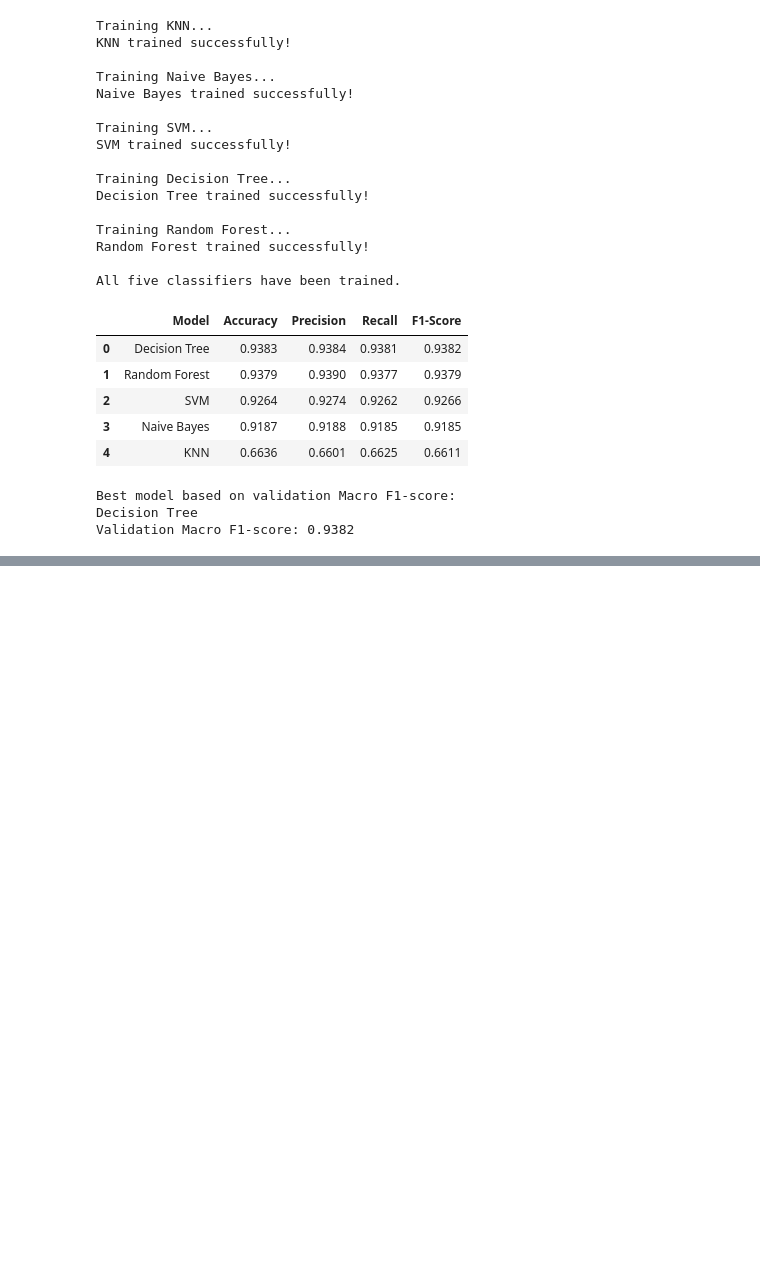
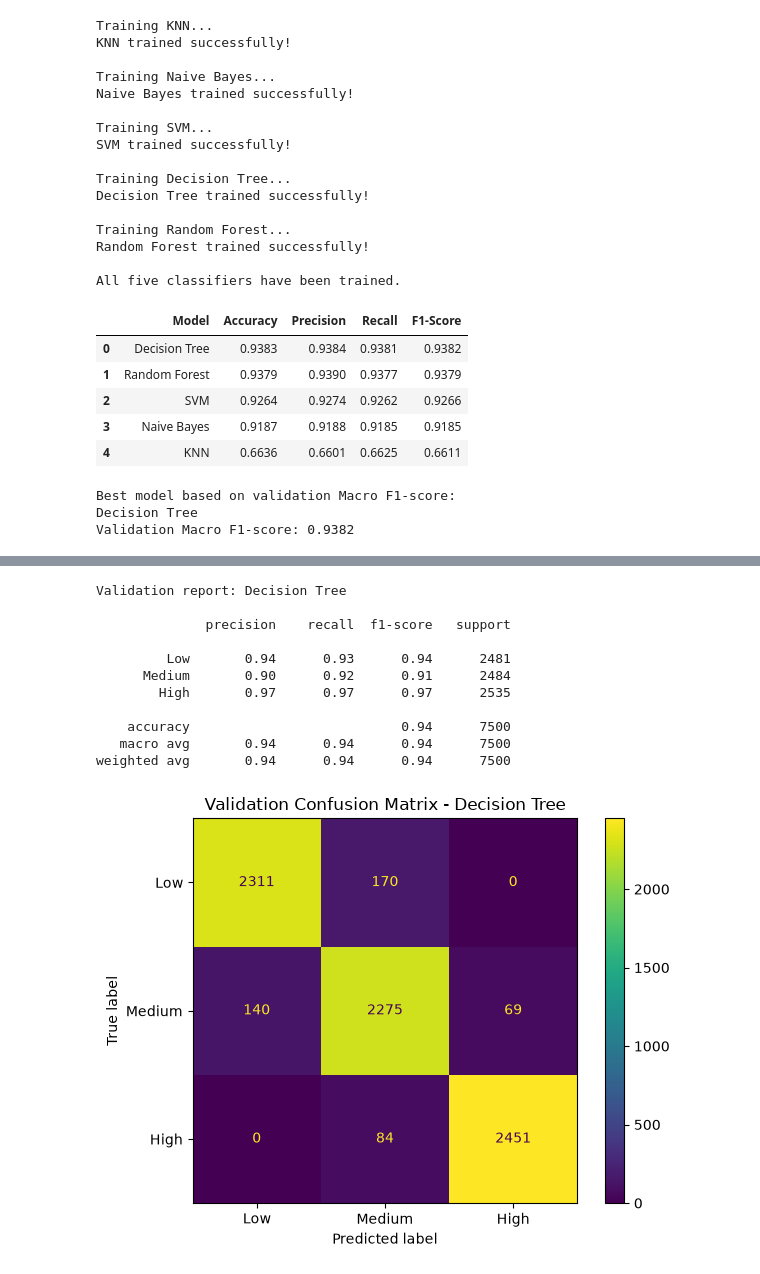
Before and after one commit to rajnityanand/Dukaan-Ai, a Jupyter notebook: notebooks/06_model_evaluation.ipynb, the cells around one changed output, grey strips where cells are left out. Saved outputs shown, nothing was run; the diff lists cells and outputs as text; code cells hidden in the pictures; blank space fills up the shorter version.

```diff
--- a/notebooks/06_model_evaluation.ipynb
+++ b/notebooks/06_model_evaluation.ipynb
@@ -356,0 +386,48 @@ Validation Macro F1-score: 0.9382
+# %%
+# ==========================================
+# CELL 9: VALIDATION CLASSIFICATION REPORT
+# ==========================================
+
+class_labels = ["Low", "Medium", "High"]
+
+val_best_preds = validation_predictions[best_model_name]
+
+print(f"Validation report: {best_model_name}\n")
+
+print(
+    classification_report(
+        y_val,
+        val_best_preds,
+        labels=class_labels,
+        zero_division=0
+    )
+)
+
+cm = confusion_matrix(
+    y_val,
+    val_best_preds,
+    labels=class_labels
+)
+
+disp = ConfusionMatrixDisplay(
+    confusion_matrix=cm,
+    display_labels=class_labels
+)
+
+disp.plot(values_format="d")
+plt.title(f"Validation Confusion Matrix - {best_model_name}")
+plt.tight_layout()
+plt.show()
+# %% [output]
+Validation report: Decision Tree
+
+              precision    recall  f1-score   support
+
+         Low       0.94      0.93      0.94      2481
+      Medium       0.90      0.92      0.91      2484
+        High       0.97      0.97      0.97      2535
+
+    accuracy                           0.94      7500
+   macro avg       0.94      0.94      0.94      7500
+weighted avg       0.94      0.94      0.94      7500
+[figure, added]
```
Also changed, not shown: parts of 1 cell of this notebook.
